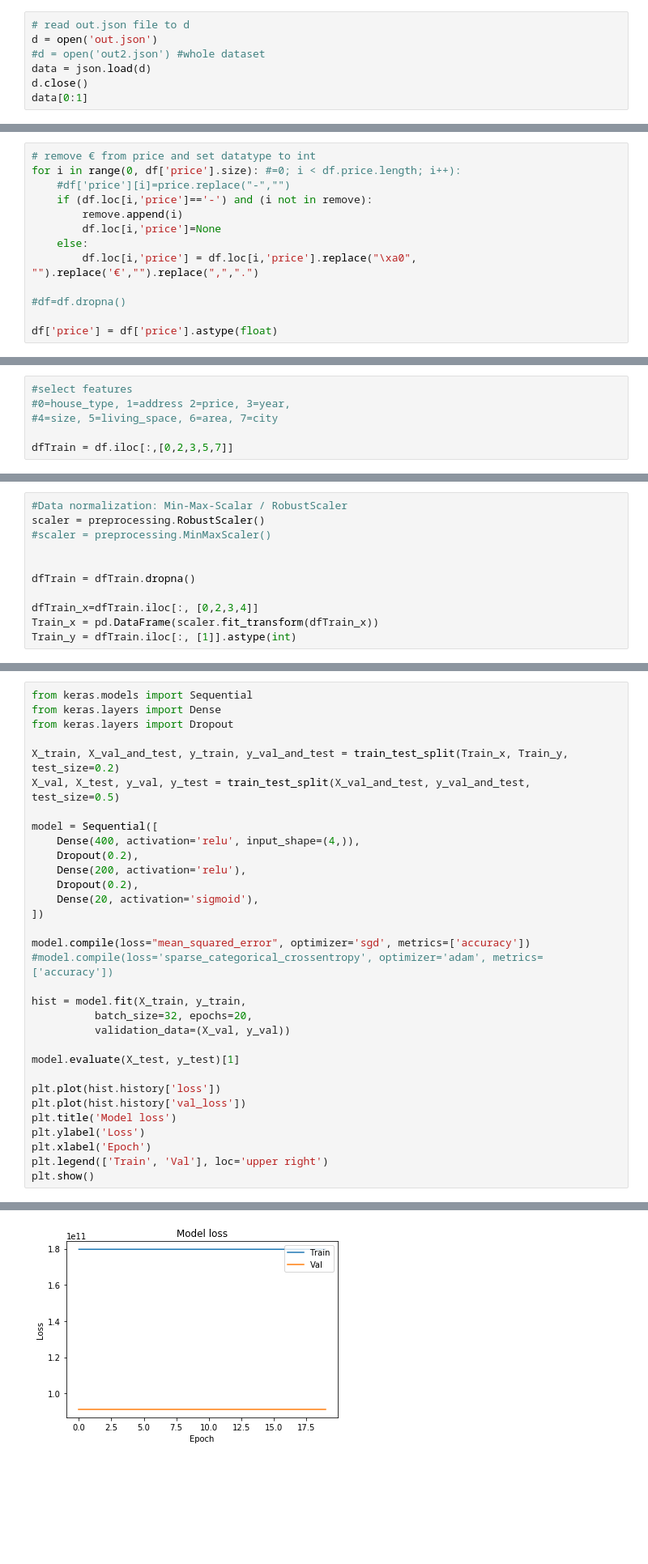
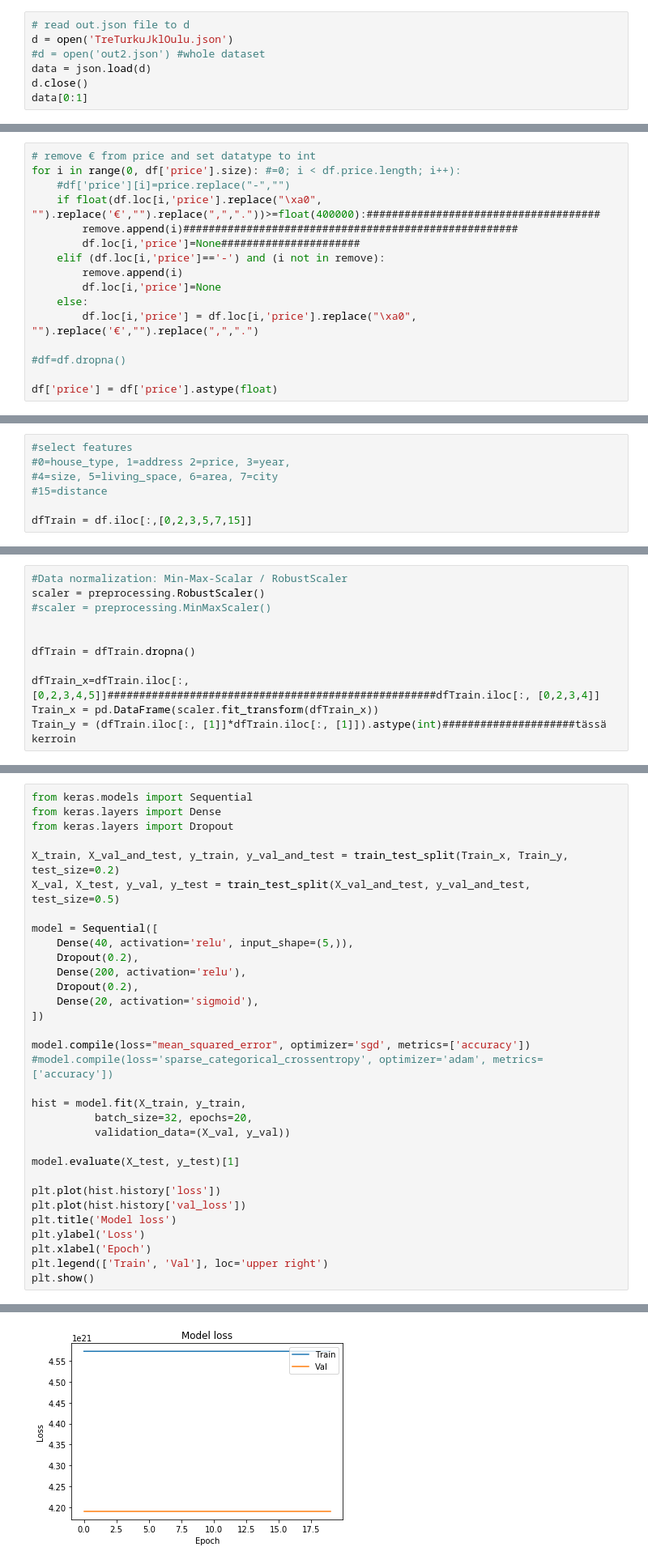
Before and after one commit to sarapaivi/joda, a Jupyter notebook: joda_ht.ipynb, the cells around one changed output, grey strips where cells are left out. Shown at 81% size. Drawn from its saved outputs; the diff is of its cells as text; blank space fills up the shorter version.

```diff
--- a/joda_ht.ipynb
+++ b/joda_ht.ipynb
@@ -107,7 +107,7 @@ class EtuoviScraperSpider(scrapy.Spider):
 import json
 # %%
 # read out.json file to d
-d = open('out.json')
+d = open('TreTurkuJklOulu.json')
 #d = open('out2.json') #whole dataset
 data = json.load(d)
 d.close()
@@ -161,7 +181,10 @@ df.living_space = df.living_space.astype(float)
 # remove € from price and set datatype to int
 for i in range(0, df['price'].size): #=0; i < df.price.length; i++):
     #df['price'][i]=price.replace("-","")
-    if (df.loc[i,'price']=='-') and (i not in remove):
+    if float(df.loc[i,'price'].replace("\xa0", "").replace('€',"").replace(",","."))>=float(400000):#####################################
+        remove.append(i)#####################################################
+        df.loc[i,'price']=None######################
+    elif (df.loc[i,'price']=='-') and (i not in remove):
         remove.append(i)
         df.loc[i,'price']=None
     else:
@@ -377,8 +412,9 @@ df.head()
 #select features
 #0=house_type, 1=address 2=price, 3=year,
 #4=size, 5=living_space, 6=area, 7=city
+#15=distance
 
-dfTrain = df.iloc[:,[0,2,3,5,7]]
+dfTrain = df.iloc[:,[0,2,3,5,7,15]]
 # %%
 dfTrain.head()
 # %% [output]
@@ -424,6 +523,6 @@ scaler = preprocessing.RobustScaler()
 
 dfTrain = dfTrain.dropna()
 
-dfTrain_x=dfTrain.iloc[:, [0,2,3,4]]
+dfTrain_x=dfTrain.iloc[:, [0,2,3,4,5]]####################################################dfTrain.iloc[:, [0,2,3,4]]
 Train_x = pd.DataFrame(scaler.fit_transform(dfTrain_x))
-Train_y = dfTrain.iloc[:, [1]].astype(int)
+Train_y = (dfTrain.iloc[:, [1]]*dfTrain.iloc[:, [1]]).astype(int)#####################tässä kerroin
@@ -562,7 +667,7 @@ X_train, X_val_and_test, y_train, y_val_and_test = train_test_split(Train_x, Tra
 X_val, X_test, y_val, y_test = train_test_split(X_val_and_test, y_val_and_test, test_size=0.5)
 
 model = Sequential([
-    Dense(400, activation='relu', input_shape=(4,)),
+    Dense(40, activation='relu', input_shape=(5,)),
     Dropout(0.2),
     Dense(200, activation='relu'),
     Dropout(0.2),
@@ -606,4 +711,4 @@ Epoch 20/20
-[figure, old version]
+[figure, new version]
 # %%
 print(X_train.shape, X_val.shape, X_test.shape, y_train.shape, y_val.shape, y_test.shape)
 # %% [output]
```
Also changed, not shown: parts of 24 cells of this notebook.
